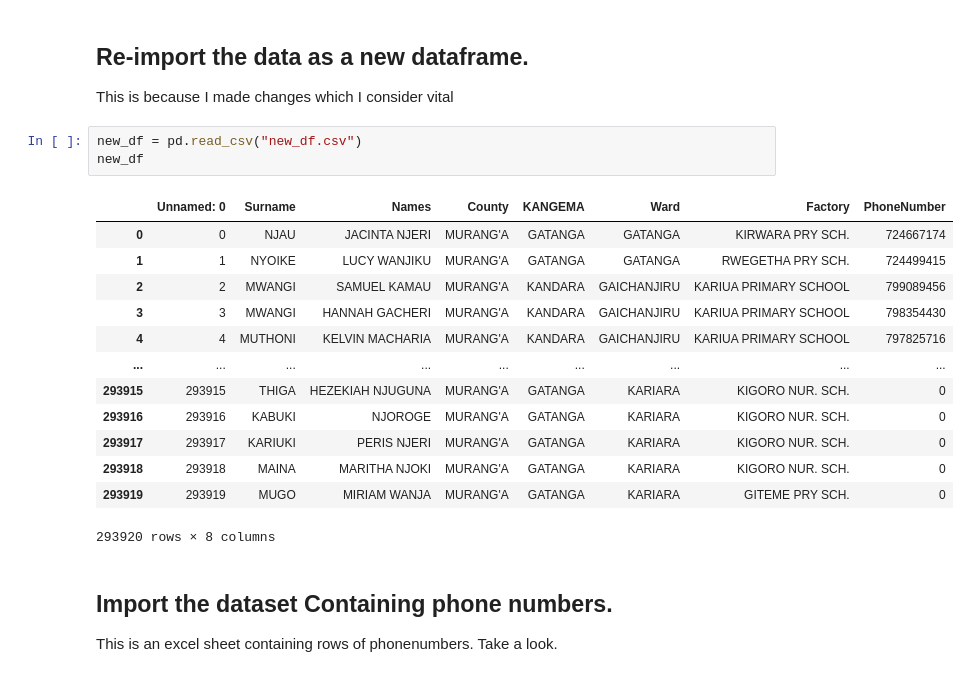
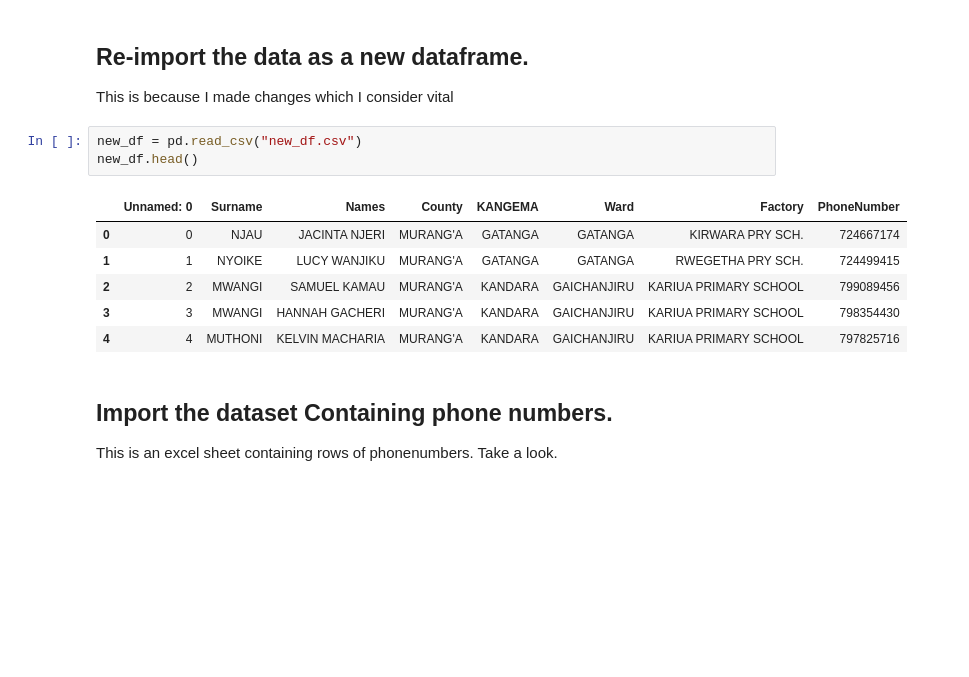
Before and after one commit to Carrieukie/Data-Scrutiny, a Jupyter notebook: Untitled.ipynb, the cells around one changed output. Cells and saved outputs as stored; diff of their text form; blank space fills up the shorter version.

```diff
--- a/Untitled.ipynb
+++ b/Untitled.ipynb
@@ -77,21 +70,14 @@ factories
 This is because I made changes which I consider vital
 # %%
 new_df = pd.read_csv("new_df.csv")
-new_df
+new_df.head()
 # %% [output]
 |  | Unnamed: 0 | Surname | Names | County | KANGEMA | Ward | Factory | PhoneNumber |
 | 0 | 0 | NJAU | JACINTA NJERI | MURANG'A | GATANGA | GATANGA | KIRWARA PRY SCH. | 724667174 |
 | 1 | 1 | NYOIKE | LUCY WANJIKU | MURANG'A | GATANGA | GATANGA | RWEGETHA PRY SCH. | 724499415 |
 | 2 | 2 | MWANGI | SAMUEL KAMAU | MURANG'A | KANDARA | GAICHANJIRU | KARIUA PRIMARY SCHOOL | 799089456 |
 | 3 | 3 | MWANGI | HANNAH GACHERI | MURANG'A | KANDARA | GAICHANJIRU | KARIUA PRIMARY SCHOOL | 798354430 |
 | 4 | 4 | MUTHONI | KELVIN MACHARIA | MURANG'A | KANDARA | GAICHANJIRU | KARIUA PRIMARY SCHOOL | 797825716 |
-| ... | ... | ... | ... | ... | ... | ... | ... | ... |
-| 293915 | 293915 | THIGA | HEZEKIAH NJUGUNA | MURANG'A | GATANGA | KARIARA | KIGORO NUR. SCH. | 0 |
-| 293916 | 293916 | KABUKI | NJOROGE | MURANG'A | GATANGA | KARIARA | KIGORO NUR. SCH. | 0 |
-| 293917 | 293917 | KARIUKI | PERIS NJERI | MURANG'A | GATANGA | KARIARA | KIGORO NUR. SCH. | 0 |
-| 293918 | 293918 | MAINA | MARITHA NJOKI | MURANG'A | GATANGA | KARIARA | KIGORO NUR. SCH. | 0 |
-| 293919 | 293919 | MUGO | MIRIAM WANJA | MURANG'A | GATANGA | KARIARA | GITEME PRY SCH. | 0 |
-293920 rows × 8 columns
 # %% [markdown]
 ## Import the dataset Containing phone numbers.
 This is an excel sheet containing rows of phonenumbers. Take a look.
```
Also changed, not shown: parts of 32 cells of this notebook, 1 other file.
